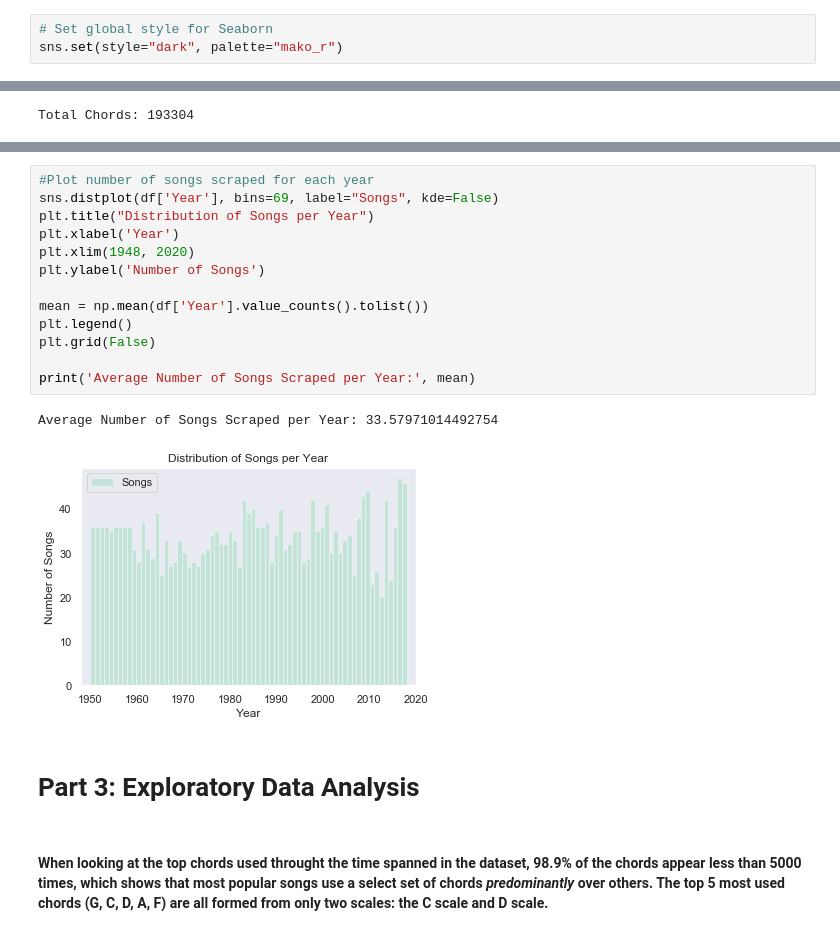
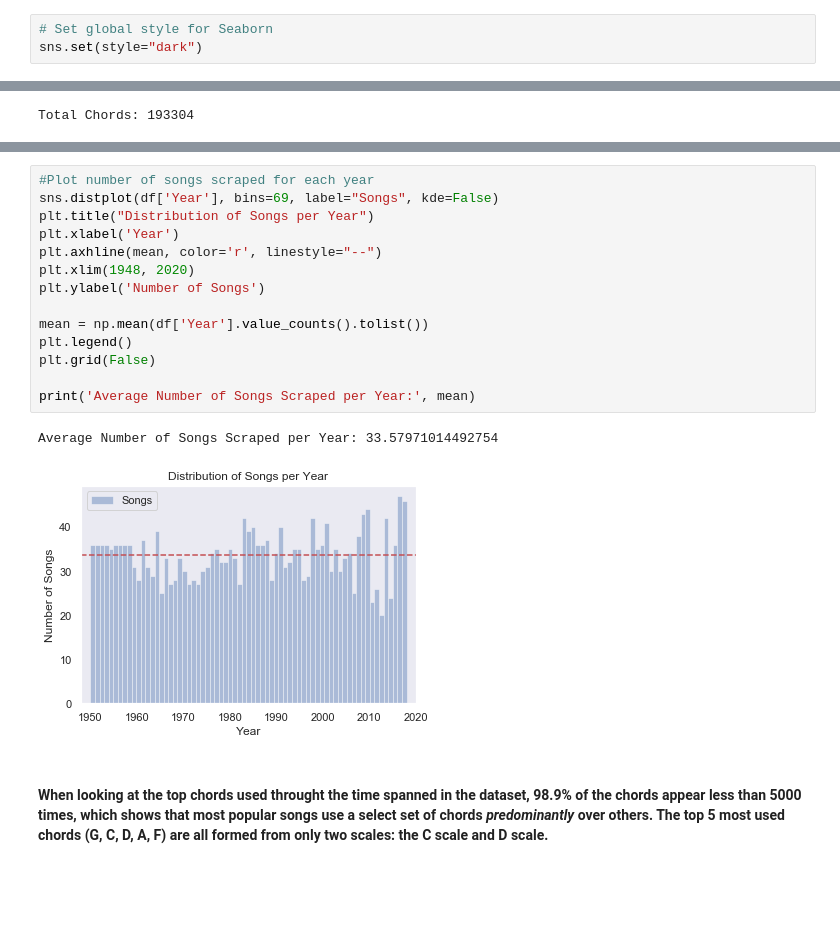
Before and after one commit to IanCarrasco/chord-scraper, a Jupyter notebook: Chronochord.ipynb, the cells around one changed output, grey strips where cells are left out. Saved outputs shown, nothing was run; the diff lists cells and outputs as text; blank space fills up the shorter version.

Commit message:
WIP of Analysis

```diff
--- a/Chronochord.ipynb
+++ b/Chronochord.ipynb
@@ -99,6 +111,6 @@ import musthe
 # %%
 # Set global style for Seaborn
-sns.set(style="dark", palette="mako_r")
+sns.set(style="dark")
 # %% [markdown]
 # Part 1: Scraping Song and Chord Information
 # %% [markdown]
@@ -341,21 +351,20 @@ Total Chords: 193304
 # %%
 #Plot number of songs scraped for each year
 sns.distplot(df['Year'], bins=69, label="Songs", kde=False)
 plt.title("Distribution of Songs per Year")
 plt.xlabel('Year')
+plt.axhline(mean, color='r', linestyle="--")
 plt.xlim(1948, 2020)
 plt.ylabel('Number of Songs')
 
 mean = np.mean(df['Year'].value_counts().tolist())
 plt.legend()
 plt.grid(False)
 
 print('Average Number of Songs Scraped per Year:', mean)
 # %% [output]
 Average Number of Songs Scraped per Year: 33.57971014492754
-[figure, old version]
+[figure, new version]
-# %% [markdown]
-# Part 3: Exploratory Data Analysis
 # %% [markdown]
 #### When looking at the top chords used throught the time spanned in the dataset, 98.9% of the chords appear less than 5000 times, which shows that most popular songs use a select set of chords *predominantly* over others. The top 5 most used chords (G, C, D, A, F) are all formed from only two scales: the C scale and D scale.
 # %%
```
Also changed, not shown: parts of 38 cells of this notebook.
